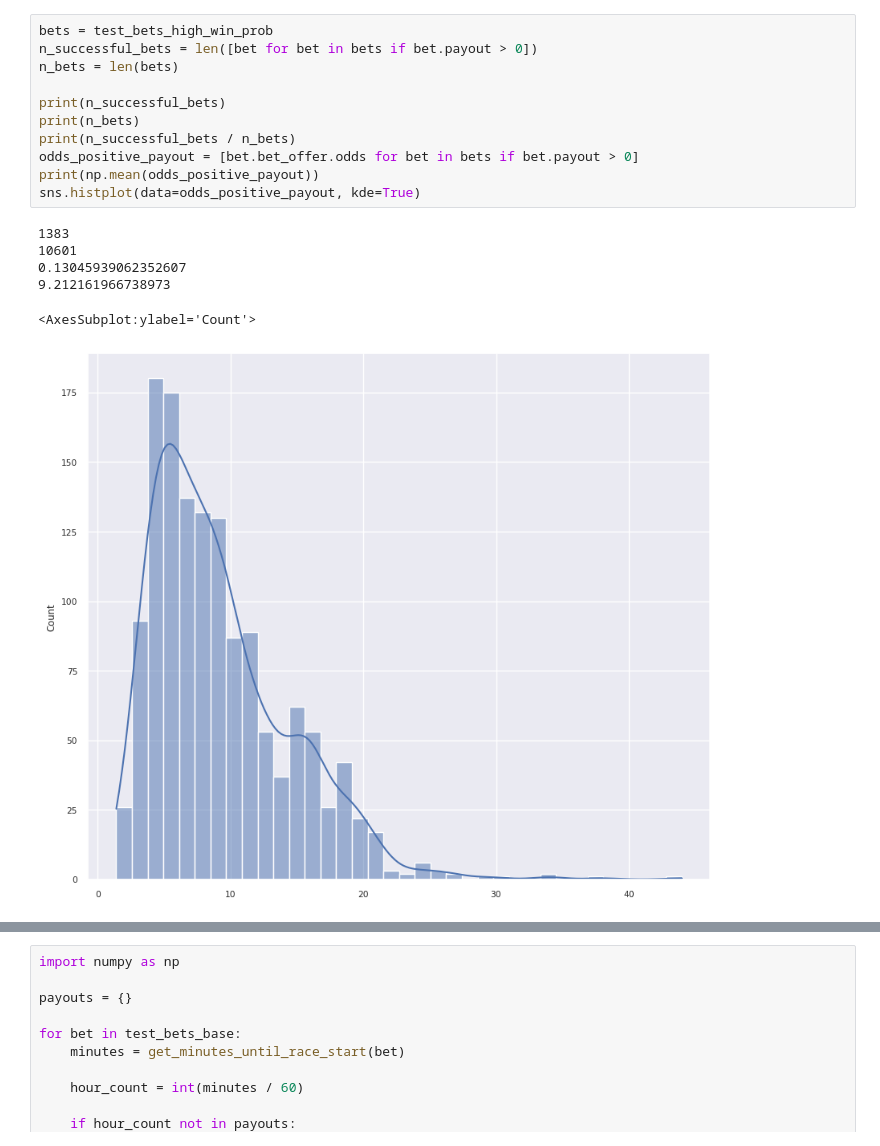
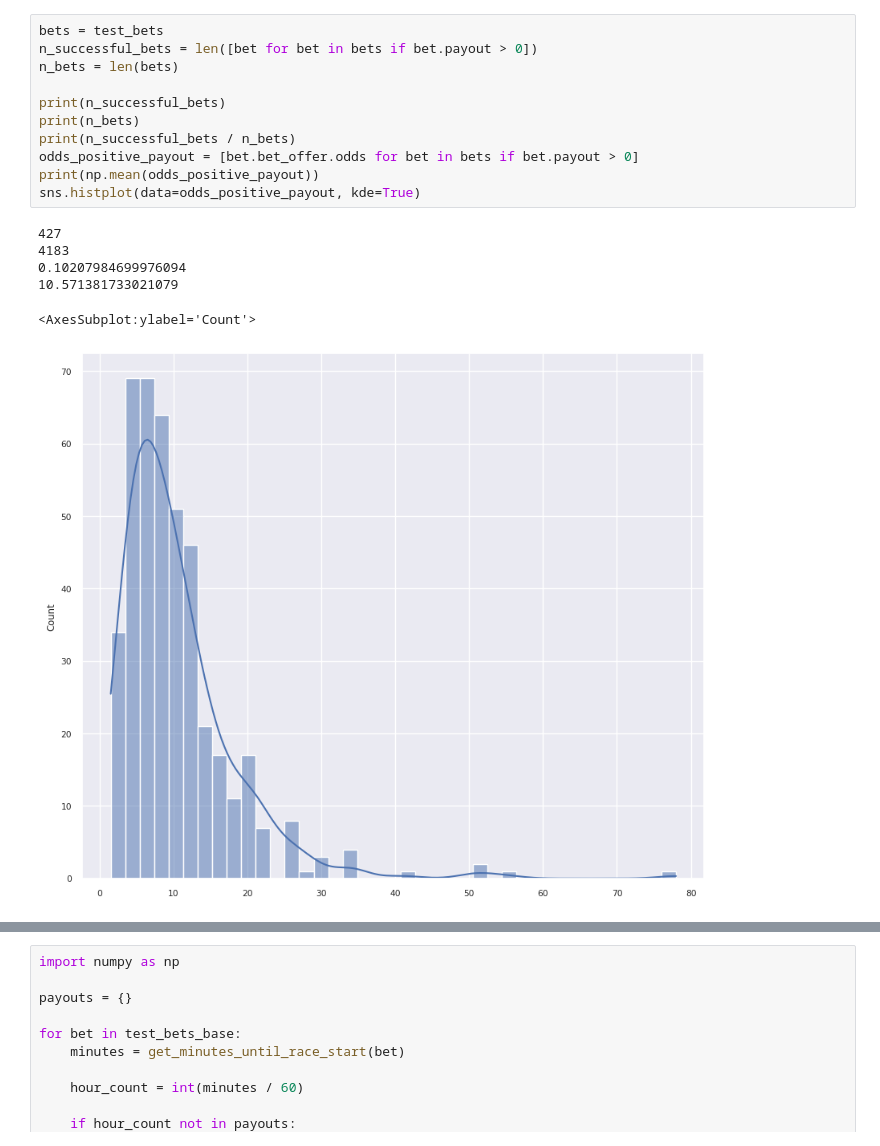
Before and after one commit to Dateb/WageringSystem, a Jupyter notebook: notebooks/Results Plotting.ipynb, the cells around one changed output, grey strips where cells are left out. Cells and saved outputs as stored; diff of their text form.

```diff
--- a/notebooks/Results Plotting.ipynb
+++ b/notebooks/Results Plotting.ipynb
@@ -139,21 +138,21 @@ Mean sp deviation: 2.738194637726584
 # %%
-bets = test_bets_high_win_prob
+bets = test_bets
 n_successful_bets = len([bet for bet in bets if bet.payout > 0])
 n_bets = len(bets)
 
 print(n_successful_bets)
 print(n_bets)
 print(n_successful_bets / n_bets)
 odds_positive_payout = [bet.bet_offer.odds for bet in bets if bet.payout > 0]
 print(np.mean(odds_positive_payout))
 sns.histplot(data=odds_positive_payout, kde=True)
 # %% [output]
-1383
-10601
-0.13045939062352607
-9.212161966738973
+427
+4183
+0.10207984699976094
+10.571381733021079
 <AxesSubplot:ylabel='Count'>
-[figure, old version]
+[figure, new version]
 # %%
 import random
 from random import shuffle
```
Also changed, not shown: parts of 4 cells of this notebook, 28 other files.
